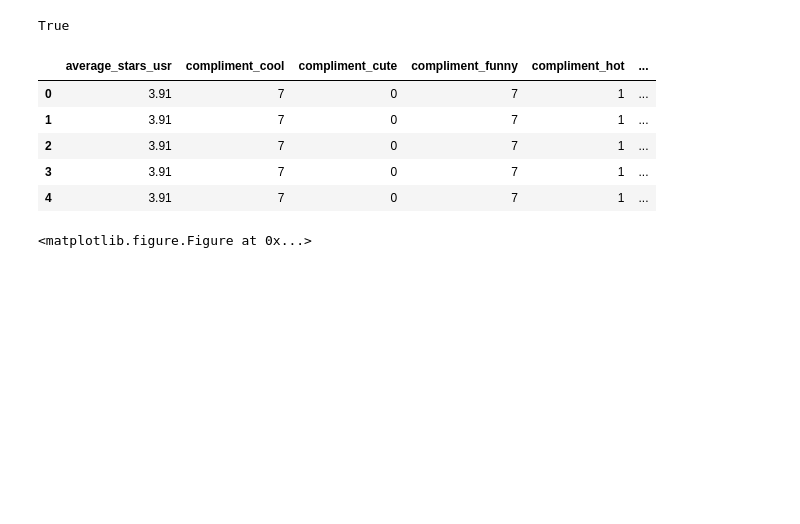
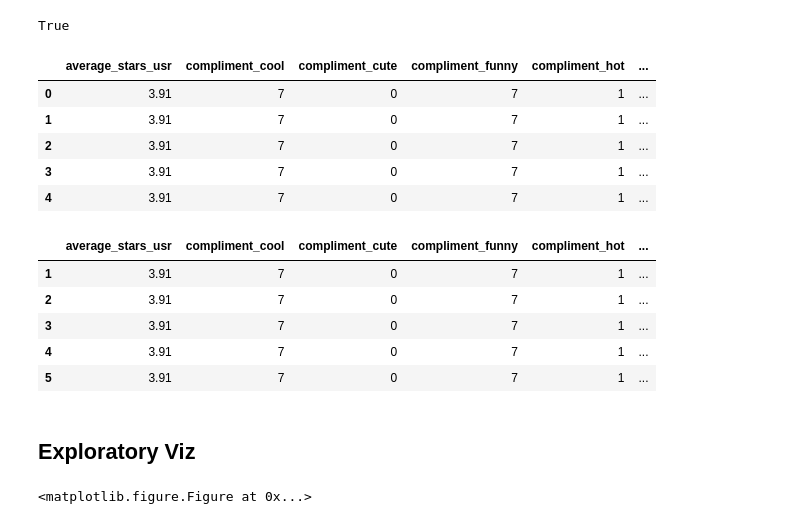
Before and after one commit to allisonwiggins/RecommendationsFinalProject, a Jupyter notebook: Project_notebooks/EDA.ipynb, the cells around one changed output. Saved outputs shown, nothing was run; the diff lists cells and outputs as text; code cells hidden in the pictures; blank space fills up the shorter version.

```diff
--- a/Project_notebooks/EDA.ipynb
+++ b/Project_notebooks/EDA.ipynb
@@ -150,6 +198,16 @@ df_all.head()
 # %%
 # get subset of this dataframe that contains only restaurants/food stores
 df_rest_all = get_desired_restaurants(df_all, ['Food', 'Restaurants'])
+df_rest_all.head()
+# %% [output]
+|  | average_stars_usr | compliment_cool | compliment_cute | compliment_funny | compliment_hot | ... |
+| 1 | 3.91 | 7 | 0 | 7 | 1 | ... |
+| 2 | 3.91 | 7 | 0 | 7 | 1 | ... |
+| 3 | 3.91 | 7 | 0 | 7 | 1 | ... |
+| 4 | 3.91 | 7 | 0 | 7 | 1 | ... |
+| 5 | 3.91 | 7 | 0 | 7 | 1 | ... |
+# %% [markdown]
+## Exploratory Viz
 # %%
 urc=df_rest_all.groupby('user_id').review_id.count()
 ax=urc.hist(bins=50, log=True)
```
Also changed, not shown: parts of 10 cells of this notebook, 11 other files.
